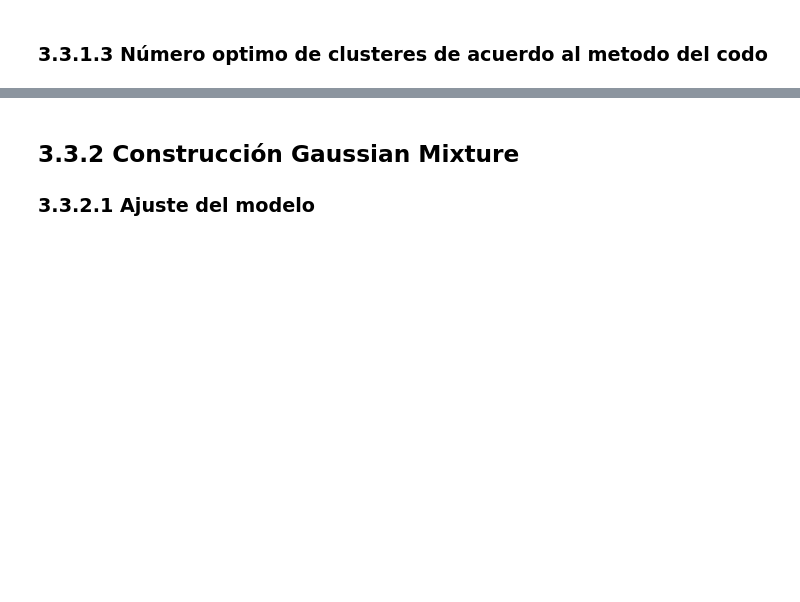
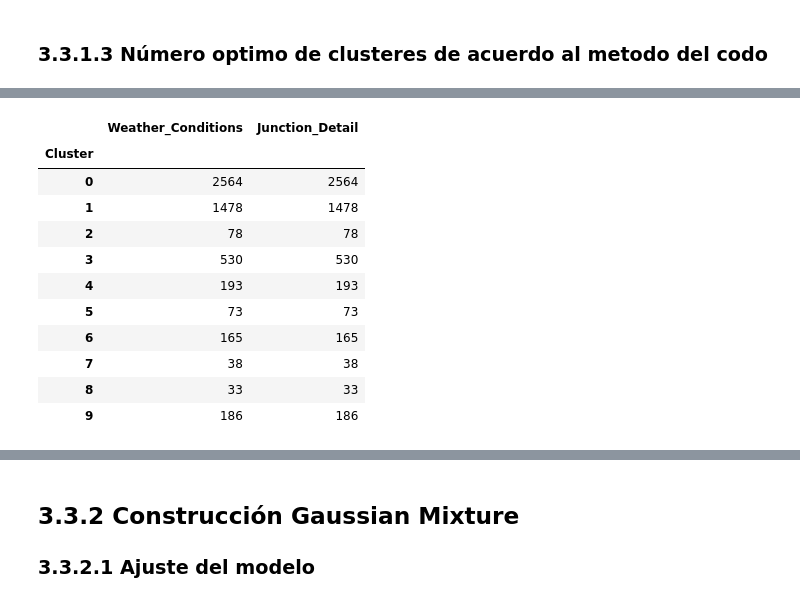
Before and after one commit to jjosorioc/ISIS3301-lab01-clustering, a Jupyter notebook: lab1.ipynb, the cells around one changed output, grey strips where cells are left out. Cells and saved outputs as stored; diff of their text form; code cells hidden in the pictures; blank space fills up the shorter version.

```diff
--- a/lab1.ipynb
+++ b/lab1.ipynb
@@ -345,0 +375,16 @@ plot_distortion(df_bicialpes[selected_cols],1,11)
+# %%
+# Revisar el número exacto de elementos por clúster y las variables utilizadas.
+df_bicialpes_prep.groupby('Cluster').count()
+# %% [output]
+|  | Weather_Conditions | Junction_Detail |
+| Cluster |  |  |
+| 0 | 2564 | 2564 |
+| 1 | 1478 | 1478 |
+| 2 | 78 | 78 |
+| 3 | 530 | 530 |
+| 4 | 193 | 193 |
+| 5 | 73 | 73 |
+| 6 | 165 | 165 |
+| 7 | 38 | 38 |
+| 8 | 33 | 33 |
+| 9 | 186 | 186 |
```
Also changed, not shown: parts of 23 cells of this notebook.
